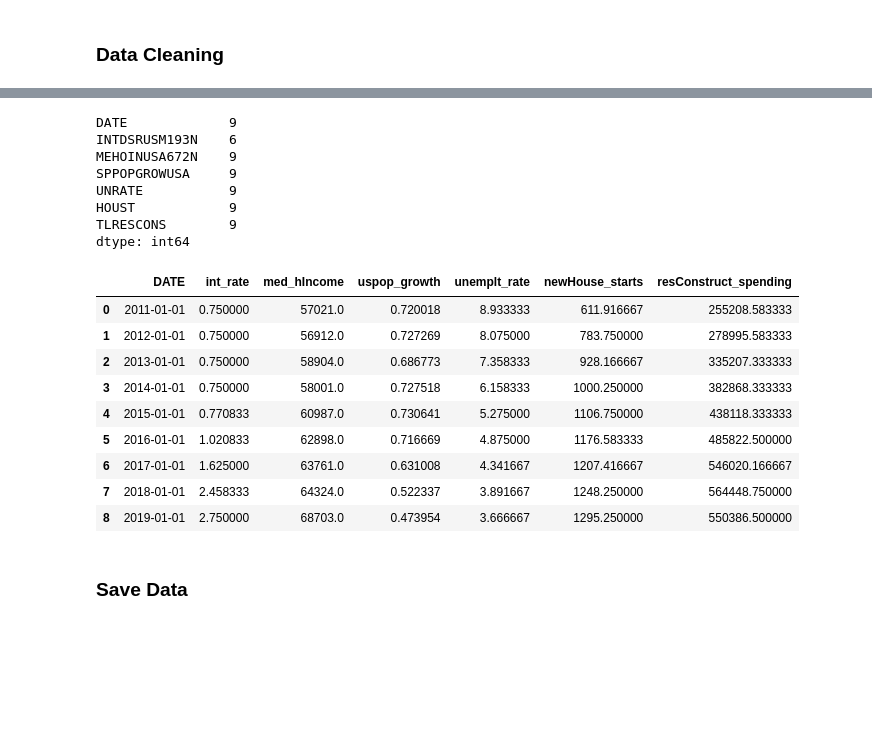
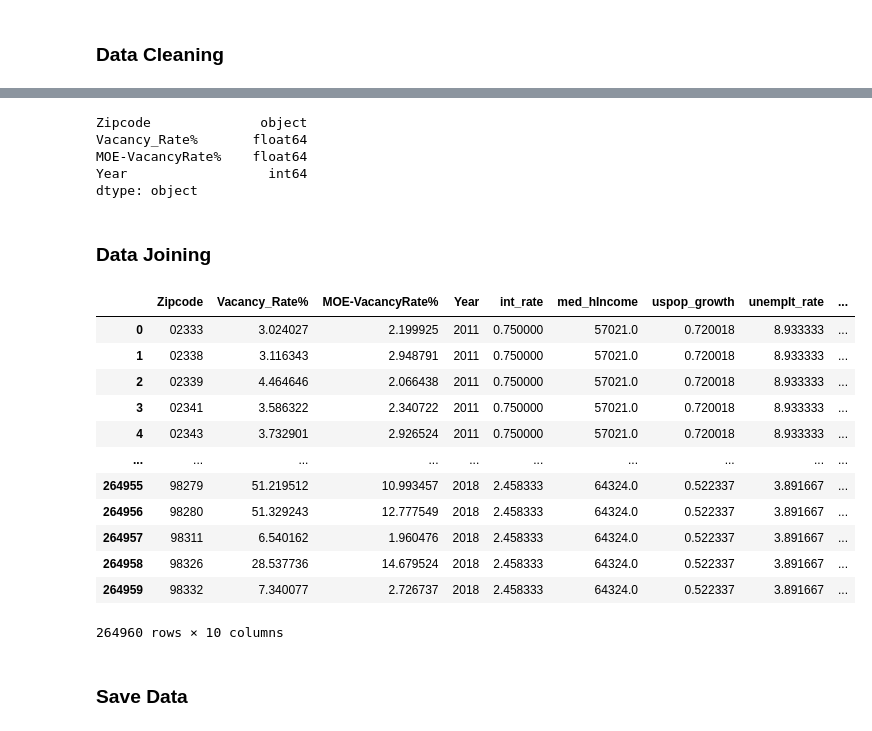
Before and after one commit to jjfrasca/Capstone_2, a Jupyter notebook: notebooks/3.0-jjf-data-wrangling-zipcodeMaster.ipynb, the cells around one changed output, grey strips where cells are left out. Saved outputs shown, nothing was run; the diff lists cells and outputs as text; code cells hidden in the pictures; blank space fills up the shorter version.

```diff
--- a/notebooks/3.0-jjf-data-wrangling-zipcodeMaster.ipynb
+++ b/notebooks/3.0-jjf-data-wrangling-zipcodeMaster.ipynb
@@ -66 +112,11 @@ KeyError: '[9] not found in axis'
+# %%
+#change year to match df_vacancy format
+df_fred.DATE = df_fred.DATE.str.replace('-01-01','')
+# %%
+#change DATE column name to Year
+df_fred = df_fred.rename(columns = {'DATE':'Year'})
+# %%
+#subset FRED data to 2011-2018 to prep for merge
+df_fred_2011_2018 = df_fred.iloc[0:8]
+df_fred_2011_2018 = df_fred_2011_2018.astype({'Year': 'int32'})
 # %%
@@ -105,26 +133,10 @@ df
-# %%
-df.nunique()
-# %% [output]
-DATE             9
-INTDSRUSM193N    6
-MEHOINUSA672N    9
-SPPOPGROWUSA     9
-UNRATE           9
-HOUST            9
-TLRESCONS        9
-dtype: int64
-# %%
-#rename columns
-df = df.rename(columns = {'SPPOPGROWUSA':'uspop_growth', 'MEHOINUSA672N':'med_hIncome', 'UNRATE':'unemplt_rate', 'INTDSRUSM193N':'int_rate', 'HOUST':'newHouse_starts', 'TLRESCONS':'resConstruct_spending'})
-df
-# %% [output]
-|  | DATE | int_rate | med_hIncome | uspop_growth | unemplt_rate | newHouse_starts | resConstruct_spending |
-| 0 | 2011-01-01 | 0.750000 | 57021.0 | 0.720018 | 8.933333 | 611.916667 | 255208.583333 |
-| 1 | 2012-01-01 | 0.750000 | 56912.0 | 0.727269 | 8.075000 | 783.750000 | 278995.583333 |
-| 2 | 2013-01-01 | 0.750000 | 58904.0 | 0.686773 | 7.358333 | 928.166667 | 335207.333333 |
-| 3 | 2014-01-01 | 0.750000 | 58001.0 | 0.727518 | 6.158333 | 1000.250000 | 382868.333333 |
-| 4 | 2015-01-01 | 0.770833 | 60987.0 | 0.730641 | 5.275000 | 1106.750000 | 438118.333333 |
-| 5 | 2016-01-01 | 1.020833 | 62898.0 | 0.716669 | 4.875000 | 1176.583333 | 485822.500000 |
-| 6 | 2017-01-01 | 1.625000 | 63761.0 | 0.631008 | 4.341667 | 1207.416667 | 546020.166667 |
-| 7 | 2018-01-01 | 2.458333 | 64324.0 | 0.522337 | 3.891667 | 1248.250000 | 564448.750000 |
-| 8 | 2019-01-01 | 2.750000 | 68703.0 | 0.473954 | 3.666667 | 1295.250000 | 550386.500000 |
+# %%
+df_vacancy.dtypes
+# %% [output]
+Zipcode              object
+Vacancy_Rate%       float64
+MOE-VacancyRate%    float64
+Year                  int64
+dtype: object
+# %% [markdown]
+### Data Joining
@@ -130,0 +145,18 @@ df
+# %%
+#merge df_vacancy + FRED data 2011-2018
+df_vacany_merged_fred = pd.merge(df_vacancy, df_fred_2011_2018, how='left', on='Year')
+df_vacany_merged_fred
+# %% [output]
+|  | Zipcode | Vacancy_Rate% | MOE-VacancyRate% | Year | int_rate | med_hIncome | uspop_growth | unemplt_rate | ... |
+| 0 | 02333 | 3.024027 | 2.199925 | 2011 | 0.750000 | 57021.0 | 0.720018 | 8.933333 | ... |
+| 1 | 02338 | 3.116343 | 2.948791 | 2011 | 0.750000 | 57021.0 | 0.720018 | 8.933333 | ... |
+| 2 | 02339 | 4.464646 | 2.066438 | 2011 | 0.750000 | 57021.0 | 0.720018 | 8.933333 | ... |
+| 3 | 02341 | 3.586322 | 2.340722 | 2011 | 0.750000 | 57021.0 | 0.720018 | 8.933333 | ... |
+| 4 | 02343 | 3.732901 | 2.926524 | 2011 | 0.750000 | 57021.0 | 0.720018 | 8.933333 | ... |
+| ... | ... | ... | ... | ... | ... | ... | ... | ... | ... |
+| 264955 | 98279 | 51.219512 | 10.993457 | 2018 | 2.458333 | 64324.0 | 0.522337 | 3.891667 | ... |
+| 264956 | 98280 | 51.329243 | 12.777549 | 2018 | 2.458333 | 64324.0 | 0.522337 | 3.891667 | ... |
+| 264957 | 98311 | 6.540162 | 1.960476 | 2018 | 2.458333 | 64324.0 | 0.522337 | 3.891667 | ... |
+| 264958 | 98326 | 28.537736 | 14.679524 | 2018 | 2.458333 | 64324.0 | 0.522337 | 3.891667 | ... |
+| 264959 | 98332 | 7.340077 | 2.726737 | 2018 | 2.458333 | 64324.0 | 0.522337 | 3.891667 | ... |
+264960 rows × 10 columns
```
Also changed, not shown: parts of 19 cells of this notebook, 2 other files.
